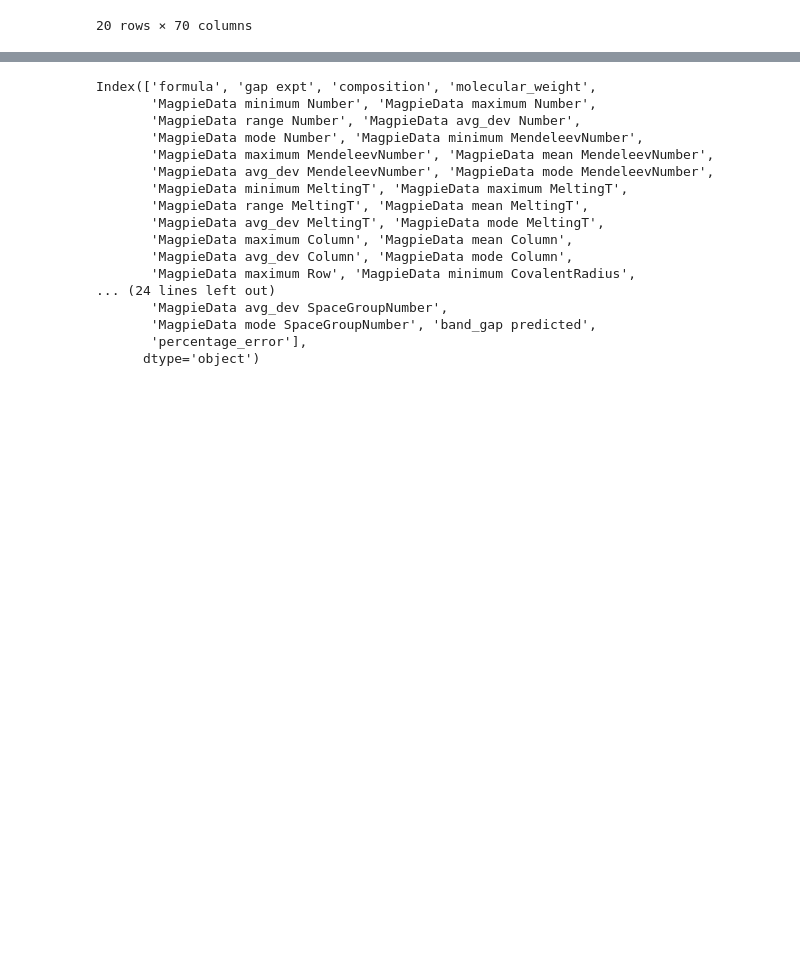
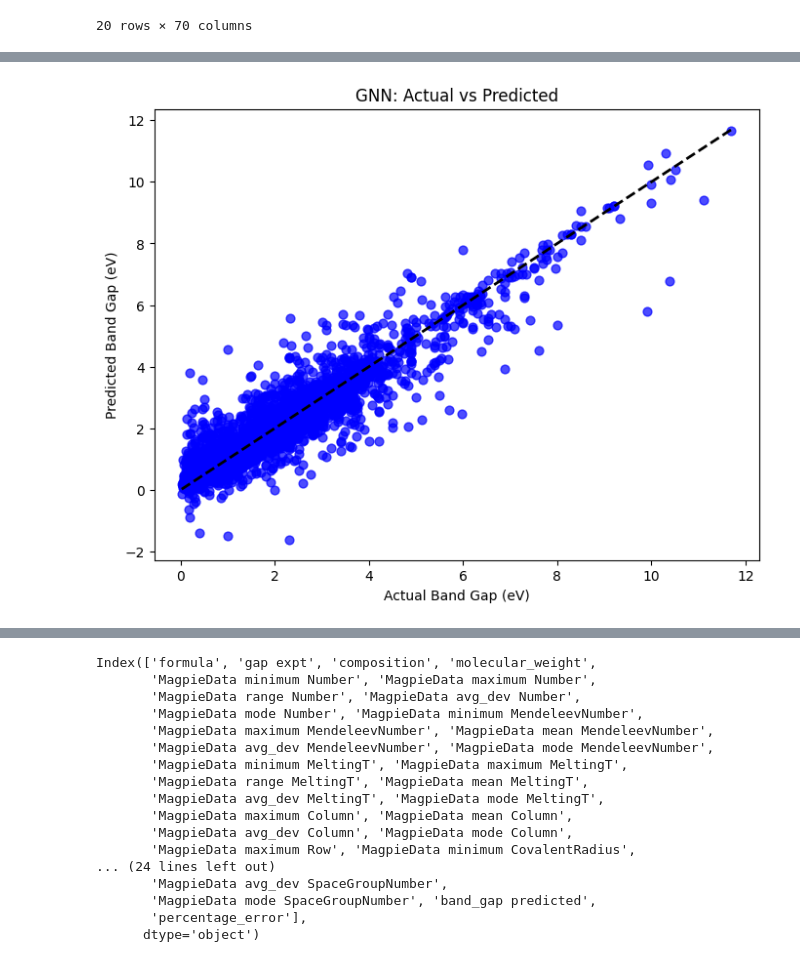
Before and after one commit to sivasathyaseeelan/BandGapPredict, a Jupyter notebook: prediction.ipynb, the cells around one changed output, grey strips where cells are left out. Drawn from its saved outputs; the diff is of its cells as text; code cells hidden in the pictures; blank space fills up the shorter version.

```diff
--- a/prediction.ipynb
+++ b/prediction.ipynb
@@ -590,0 +547,84 @@ bg_data_cleaned.head(20)
+# %%
+import torch
+from torch_geometric.nn import GCNConv
+import torch.nn.functional as F
+from sklearn.model_selection import KFold
+from sklearn.preprocessing import StandardScaler
+from sklearn.metrics import mean_squared_error, mean_absolute_error
+from sklearn.neighbors import kneighbors_graph # Replacement for torch-cluster
+import numpy as np
+import matplotlib.pyplot as plt
+
+# 1. Prepare Data and Graph
+X, y = get_clean_features(bg_data_cleaned)
+scaler_gnn = StandardScaler()
+X_scaled_gnn = scaler_gnn.fit_transform(X)
+x_tensor_gnn = torch.tensor(X_scaled_gnn, dtype=torch.float32)
+y_tensor_gnn = torch.tensor(y, dtype=torch.float32).view(-1, 1)
+
+# Build edge_index using scikit-learn (works without torch-cluster)
+adj_matrix = kneighbors_graph(X_scaled_gnn, n_neighbors=5, mode='connectivity', include_self=True)
+adj_matrix = adj_matrix.tocoo()
+row = torch.from_numpy(adj_matrix.row).to(torch.long)
+col = torch.from_numpy(adj_matrix.col).to(torch.long)
+edge_index = torch.stack([row, col], dim=0)
+
+y_hat_gnn = np.zeros(len(y))
+
+# 2. Define Architecture
+class GNNModel(torch.nn.Module):
+    def __init__(self, input_dim):
+        super(GNNModel, self).__init__()
+        self.conv1 = GCNConv(input_dim, 64)
+        self.conv2 = GCNConv(64, 32)
+        self.fc = torch.nn.Linear(32, 1)
+
+    def forward(self, x, edge_index):
+        x = F.relu(self.conv1(x, edge_index))
+        x = F.relu(self.conv2(x, edge_index))
+        return self.fc(x)
+
+# 3. 5-Fold Cross-Validation Loop
+kf = KFold(n_splits=5, shuffle=True, random_state=42)
+
+print("Starting 5-fold Cross-Validation for GNN...")
+for fold, (train_idx, test_idx) in enumerate(kf.split(range(len(y))), 1):
+    train_mask = torch.zeros(len(y), dtype=torch.bool)
+    test_mask = torch.zeros(len(y), dtype=torch.bool)
+    train_mask[train_idx] = True
+    test_mask[test_idx] = True
+
+    gnn_fold_model = GNNModel(input_dim=x_tensor_gnn.shape[1])
+    optimizer = torch.optim.Adam(gnn_fold_model.parameters(), lr=0.01)
+
+    gnn_fold_model.train()
+    for epoch in range(1000):
+        optimizer.zero_grad()
+        out = gnn_fold_model(x_tensor_gnn, edge_index)
+        loss = F.mse_loss(out[train_mask], y_tensor_gnn[train_mask])
+        loss.backward()
+        optimizer.step()
+
+    gnn_fold_model.eval()
+    with torch.no_grad():
+        out = gnn_fold_model(x_tensor_gnn, edge_index)
+        y_hat_gnn[test_idx] = out[test_mask].numpy().flatten()
+    print(f"Fold {fold} complete.")
+
+# 4. Metrics and Plot
+mse = mean_squared_error(y, y_hat_gnn)
+mae = mean_absolute_error(y, y_hat_gnn)
+rmse = np.sqrt(mse)
+
+print(f"CV MSE: {mse:.4f}")
+print(f"CV RMSE: {rmse:.4f}")
+print(f"CV MAE: {mae:.4f}")
+
+plt.figure(figsize=(8, 6))
+plt.scatter(y, y_hat_ann, s=40, color='blue', alpha=0.7)
+plt.plot([min(y), max(y)], [min(y), max(y)], color='black', linestyle='--', linewidth=2)
+plt.title("GNN: Actual vs Predicted")
+plt.xlabel("Actual Band Gap (eV)")
+plt.ylabel("Predicted Band Gap (eV)")
+plt.show()
+# %% [output]
@@ -590,0 +640 @@ bg_data_cleaned.head(20)
+[figure, added]
```
Also changed, not shown: parts of 34 cells of this notebook.
